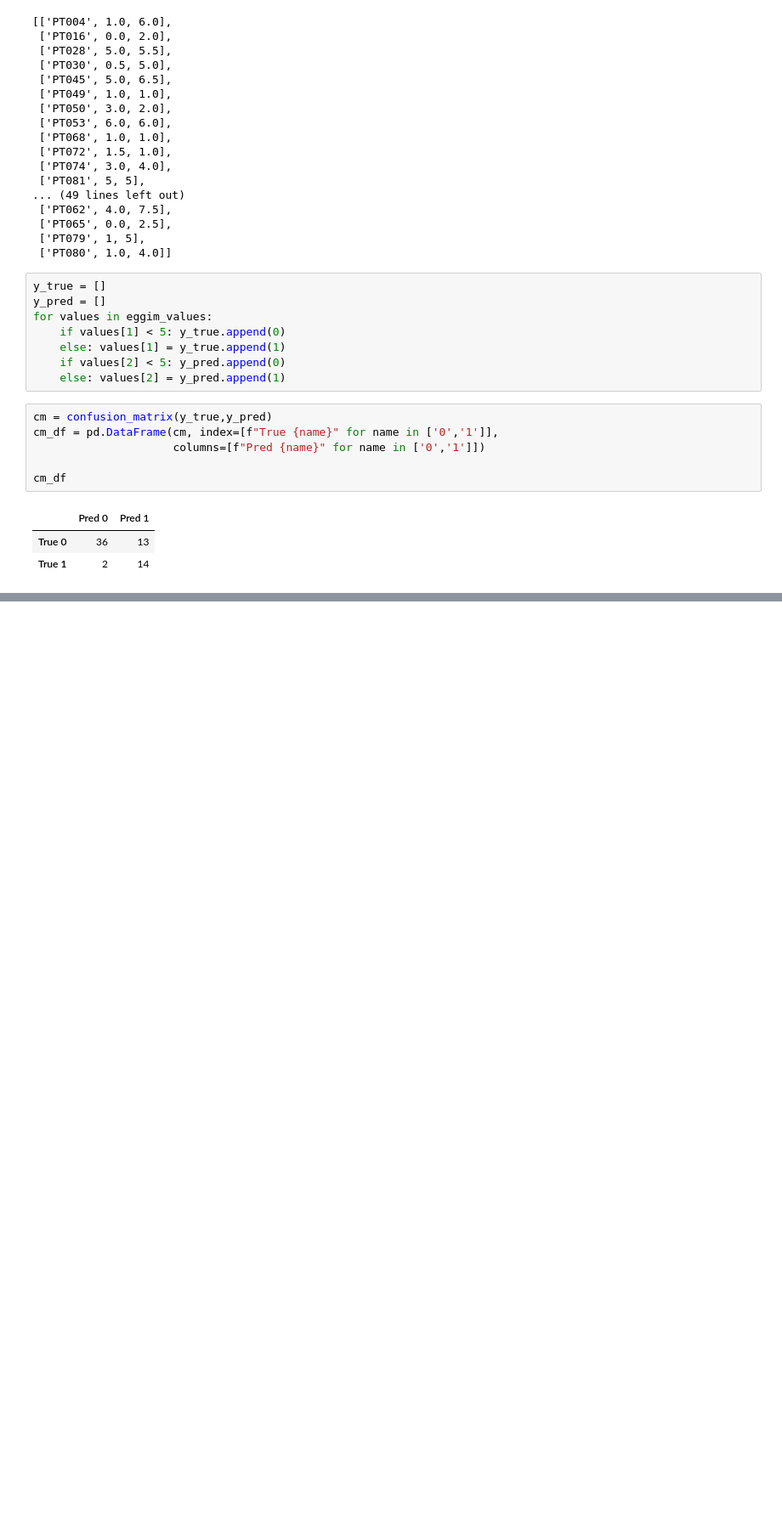
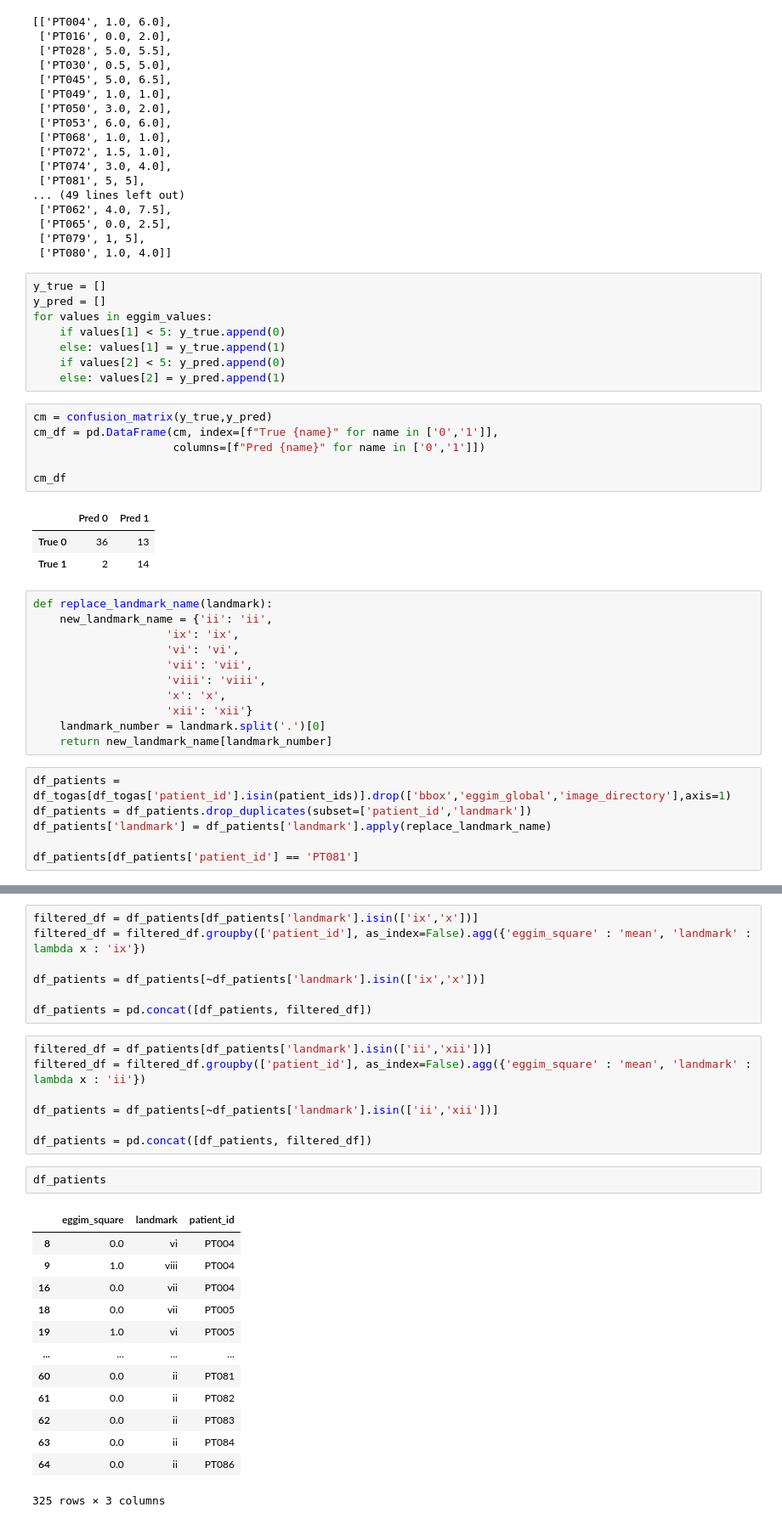
Before and after one commit to miguelmartins/eggimazing, a Jupyter notebook: get_data.ipynb, the cells around one changed output, grey strips where cells are left out. Shown at 85% size. Drawn from its saved outputs; the diff is of its cells as text; blank space fills up the shorter version.

```diff
--- a/get_data.ipynb
+++ b/get_data.ipynb
@@ -320,3 +321,20 @@ cm_df
 |  | Pred 0 | Pred 1 |
 | True 0 | 36 | 13 |
 | True 1 | 2 | 14 |
+# %%
+def replace_landmark_name(landmark):
+    new_landmark_name = {'ii': 'ii',
+                    'ix': 'ix',
+                    'vi': 'vi',
+                    'vii': 'vii',
+                    'viii': 'viii',
+                    'x': 'x',
+                    'xii': 'xii'}
+    landmark_number = landmark.split('.')[0]
+    return new_landmark_name[landmark_number]
+# %%
+df_patients = df_togas[df_togas['patient_id'].isin(patient_ids)].drop(['bbox','eggim_global','image_directory'],axis=1)
+df_patients = df_patients.drop_duplicates(subset=['patient_id','landmark'])
+df_patients['landmark'] = df_patients['landmark'].apply(replace_landmark_name)
+
+df_patients[df_patients['patient_id'] == 'PT081']
@@ -322,0 +348,30 @@ cm_df
+# %%
+filtered_df = df_patients[df_patients['landmark'].isin(['ix','x'])]
+filtered_df = filtered_df.groupby(['patient_id'], as_index=False).agg({'eggim_square' : 'mean', 'landmark' : lambda x : 'ix'})
+
+df_patients = df_patients[~df_patients['landmark'].isin(['ix','x'])]
+
+df_patients = pd.concat([df_patients, filtered_df])
+# %%
+filtered_df = df_patients[df_patients['landmark'].isin(['ii','xii'])]
+filtered_df = filtered_df.groupby(['patient_id'], as_index=False).agg({'eggim_square' : 'mean', 'landmark' : lambda x : 'ii'})
+
+df_patients = df_patients[~df_patients['landmark'].isin(['ii','xii'])]
+
+df_patients = pd.concat([df_patients, filtered_df])
+# %%
+df_patients
+# %% [output]
+|  | eggim_square | landmark | patient_id |
+| 8 | 0.0 | vi | PT004 |
+| 9 | 1.0 | viii | PT004 |
+| 16 | 0.0 | vii | PT004 |
+| 18 | 0.0 | vii | PT005 |
+| 19 | 1.0 | vi | PT005 |
+| ... | ... | ... | ... |
+| 60 | 0.0 | ii | PT081 |
+| 61 | 0.0 | ii | PT082 |
+| 62 | 0.0 | ii | PT083 |
+| 63 | 0.0 | ii | PT084 |
+| 64 | 0.0 | ii | PT086 |
+325 rows × 3 columns
```
Also changed, not shown: parts of 5 cells of this notebook, 1 other file.
